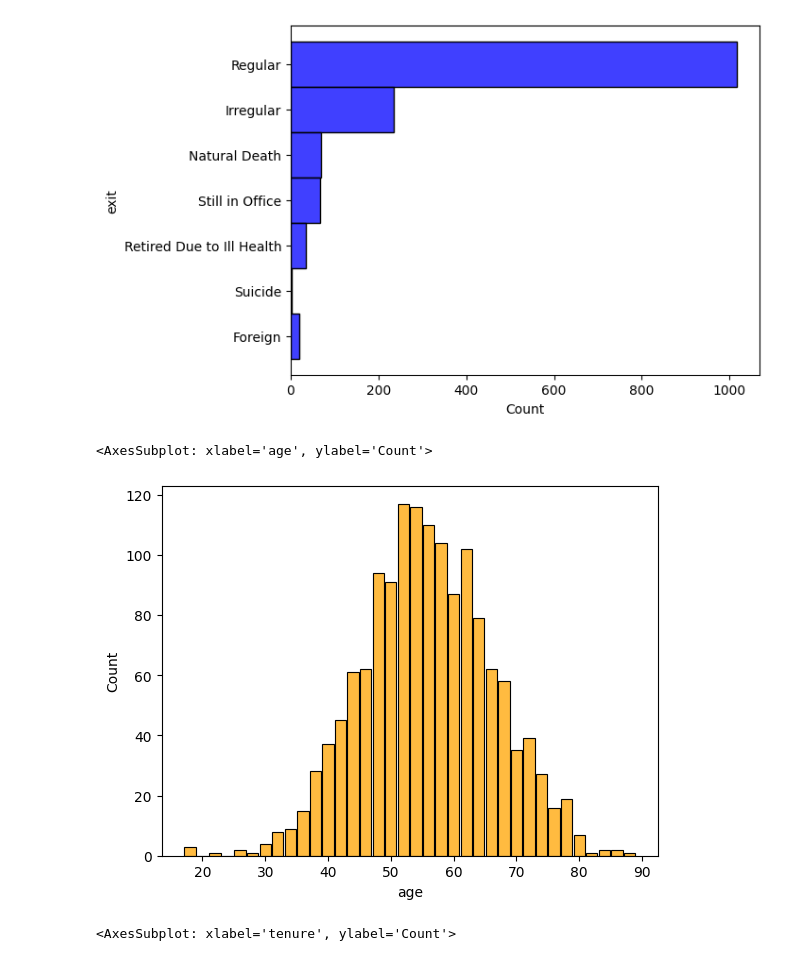
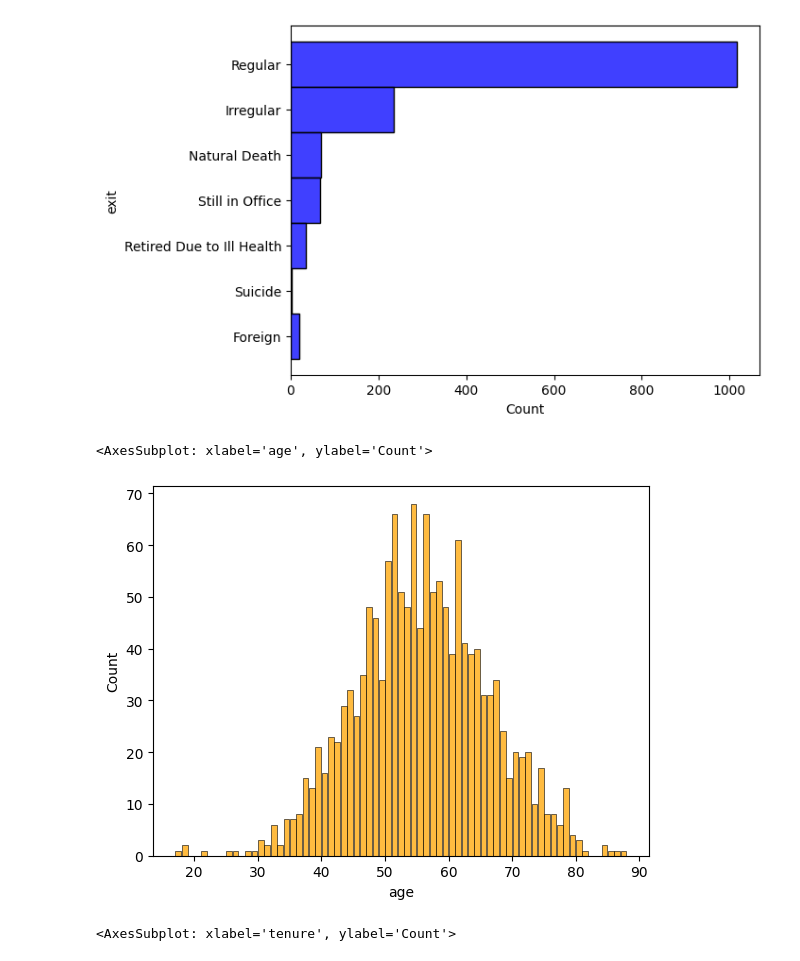
Before and after one commit to ShuaiZhao1/Analysing-Political-Executives-With-AI-data-processing, a Jupyter notebook: Notebooks/1-Data_extraction_and_visualizing.ipynb, the cells around one changed output. Drawn from its saved outputs; the diff is of its cells as text; code cells hidden in the pictures.

```diff
--- a/Notebooks/1-Data_extraction_and_visualizing.ipynb
+++ b/Notebooks/1-Data_extraction_and_visualizing.ipynb
@@ -231,10 +232,10 @@ sns.histplot(data_all.exit, y = data_all.exit, color='blue')
 [figure]
 # %%
 # See the distribution of age on Fig. 5
-sns.histplot(data_all.age ,color = 'orange', shrink=.9, binwidth=2)
+sns.histplot(data_all.age ,color = 'orange', shrink=.9, binwidth=1)
 # %% [output]
 <AxesSubplot: xlabel='age', ylabel='Count'>
-[figure, old version]
+[figure, new version]
 # %%
 # See the distribution of tenure on fig. 6
 sns.histplot(data_all.tenure, color = 'green', shrink=.9, binwidth=0.2)
```
Also changed, not shown: parts of 3 cells of this notebook, 3 other files.
